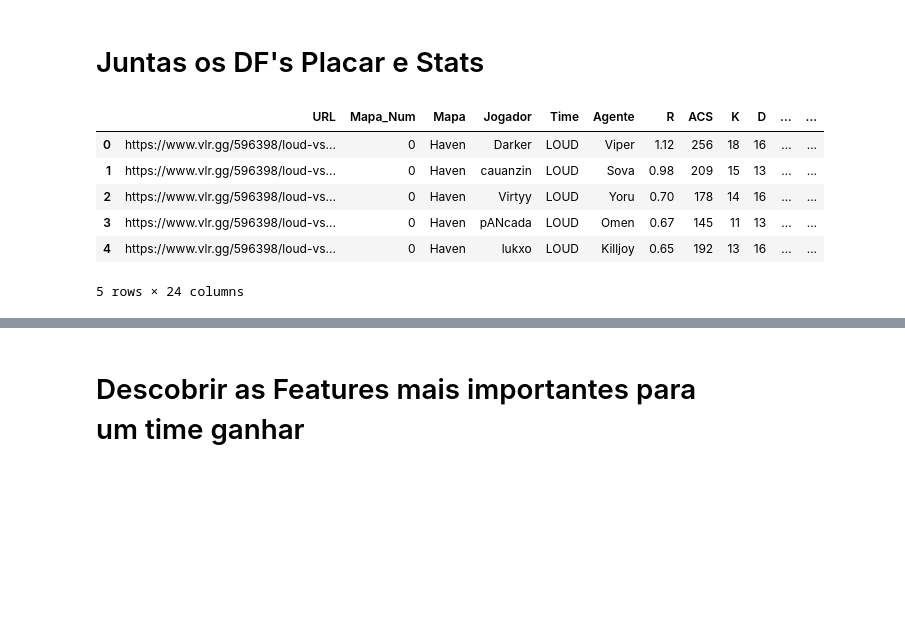
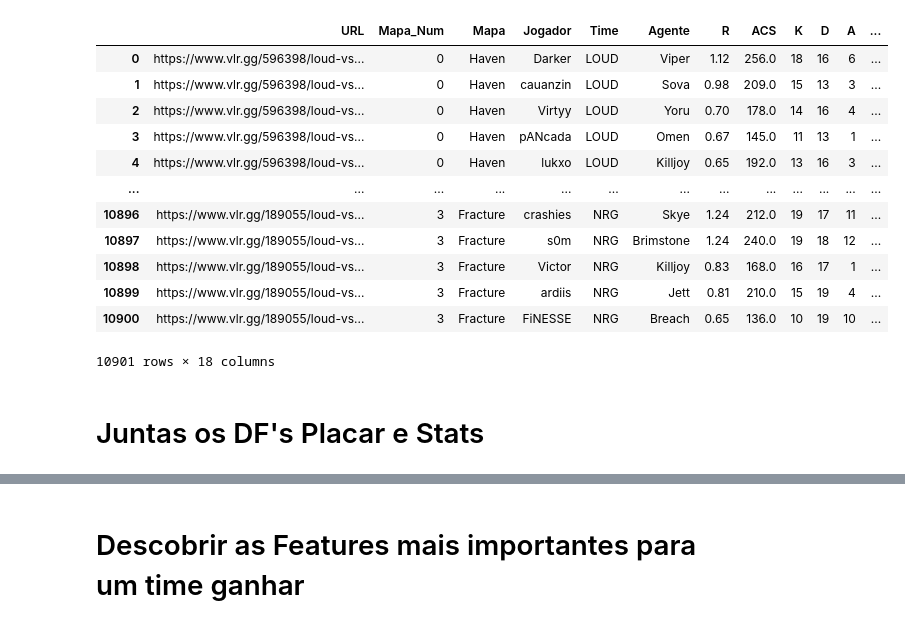
Before and after one commit to GuilhermeGML/Analise-Valorant-ESport, a Jupyter notebook: Jogador por Mapa.ipynb, the cells around one changed output, grey strips where cells are left out. Saved outputs shown, nothing was run; the diff lists cells and outputs as text; code cells hidden in the pictures; blank space fills up the shorter version.

```diff
--- a/Jogador por Mapa.ipynb
+++ b/Jogador por Mapa.ipynb
@@ -26,0 +43,15 @@ df_stats2.head(5)
+# %%
+df_stats2 = pd.read_csv("vlr_stats2.csv")
+df_stats2
+
+
+chave = ['URL', 'Jogador', 'Mapa_Num']
+
+dups = df_stats2[df_stats2.duplicated(subset=chave, keep=False)]
+print(f"Linhas duplicadas: {len(dups)}")
+print(f"Combinações únicas duplicadas: {dups.groupby(chave).ngroups}")
+display(dups.sort_values(chave))
+
+
+df_stats2 = df_stats2.drop_duplicates(subset=chave, keep='first').reset_index(drop=True)
+print(f"\nShape final: {df_stats2.shape}")
@@ -27,2 +63,19 @@ df_stats2.head(5)
+# %%
+df_stats2.to_csv("vlr_stats2.csv", index=False)
+df_stats2
+# %% [output]
+|  | URL | Mapa_Num | Mapa | Jogador | Time | Agente | R | ACS | K | D | A | ... |
+| 0 | https://www.vlr.gg/596398/loud-vs... | 0 | Haven | Darker | LOUD | Viper | 1.12 | 256.0 | 18 | 16 | 6 | ... |
+| 1 | https://www.vlr.gg/596398/loud-vs... | 0 | Haven | cauanzin | LOUD | Sova | 0.98 | 209.0 | 15 | 13 | 3 | ... |
+| 2 | https://www.vlr.gg/596398/loud-vs... | 0 | Haven | Virtyy | LOUD | Yoru | 0.70 | 178.0 | 14 | 16 | 4 | ... |
+| 3 | https://www.vlr.gg/596398/loud-vs... | 0 | Haven | pANcada | LOUD | Omen | 0.67 | 145.0 | 11 | 13 | 1 | ... |
+| 4 | https://www.vlr.gg/596398/loud-vs... | 0 | Haven | lukxo | LOUD | Killjoy | 0.65 | 192.0 | 13 | 16 | 3 | ... |
+| ... | ... | ... | ... | ... | ... | ... | ... | ... | ... | ... | ... | ... |
+| 10896 | https://www.vlr.gg/189055/loud-vs... | 3 | Fracture | crashies | NRG | Skye | 1.24 | 212.0 | 19 | 17 | 11 | ... |
+| 10897 | https://www.vlr.gg/189055/loud-vs... | 3 | Fracture | s0m | NRG | Brimstone | 1.24 | 240.0 | 19 | 18 | 12 | ... |
+| 10898 | https://www.vlr.gg/189055/loud-vs... | 3 | Fracture | Victor | NRG | Killjoy | 0.83 | 168.0 | 16 | 17 | 1 | ... |
+| 10899 | https://www.vlr.gg/189055/loud-vs... | 3 | Fracture | ardiis | NRG | Jett | 0.81 | 210.0 | 15 | 19 | 4 | ... |
+| 10900 | https://www.vlr.gg/189055/loud-vs... | 3 | Fracture | FiNESSE | NRG | Breach | 0.65 | 136.0 | 10 | 19 | 10 | ... |
+10901 rows × 18 columns
 # %% [markdown]
 # Juntas os DF's Placar e Stats
@@ -122,10 +81,0 @@ df_merged.to_csv("merged_status_placar.csv", index=False)
-# %%
-df_merged.head(5)
-# %% [output]
-|  | URL | Mapa_Num | Mapa | Jogador | Time | Agente | R | ACS | K | D | ... | ... |
-| 0 | https://www.vlr.gg/596398/loud-vs... | 0 | Haven | Darker | LOUD | Viper | 1.12 | 256 | 18 | 16 | ... | ... |
-| 1 | https://www.vlr.gg/596398/loud-vs... | 0 | Haven | cauanzin | LOUD | Sova | 0.98 | 209 | 15 | 13 | ... | ... |
-| 2 | https://www.vlr.gg/596398/loud-vs... | 0 | Haven | Virtyy | LOUD | Yoru | 0.70 | 178 | 14 | 16 | ... | ... |
-| 3 | https://www.vlr.gg/596398/loud-vs... | 0 | Haven | pANcada | LOUD | Omen | 0.67 | 145 | 11 | 13 | ... | ... |
-| 4 | https://www.vlr.gg/596398/loud-vs... | 0 | Haven | lukxo | LOUD | Killjoy | 0.65 | 192 | 13 | 16 | ... | ... |
-5 rows × 24 columns
```
Also changed, not shown: parts of 21 cells of this notebook, 12 other files.
